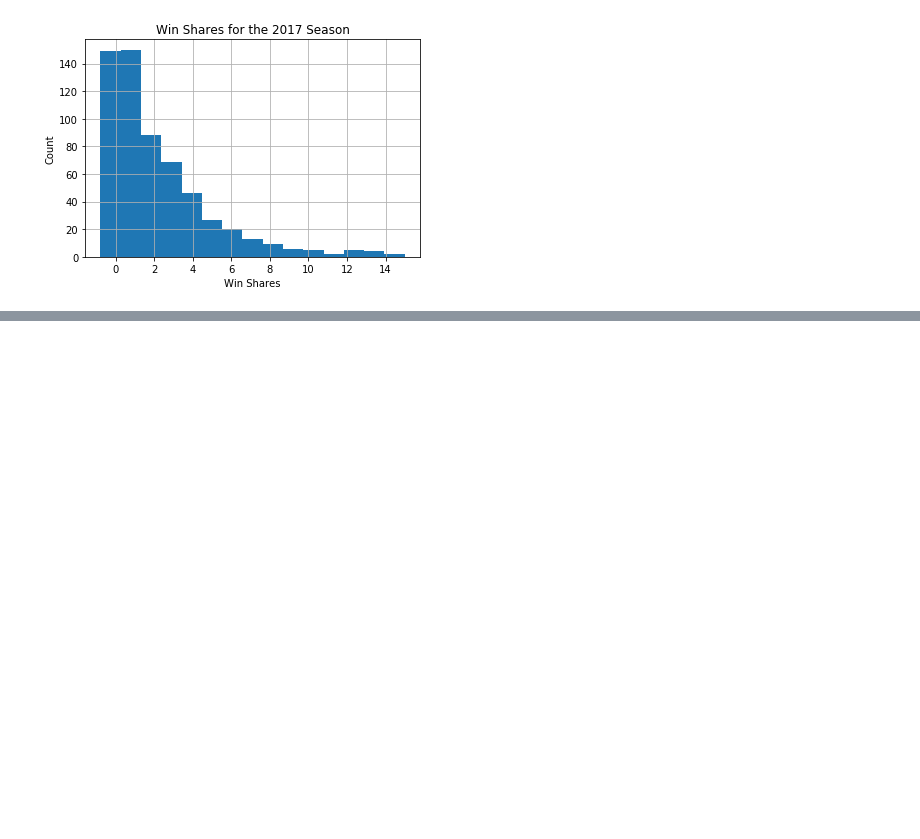
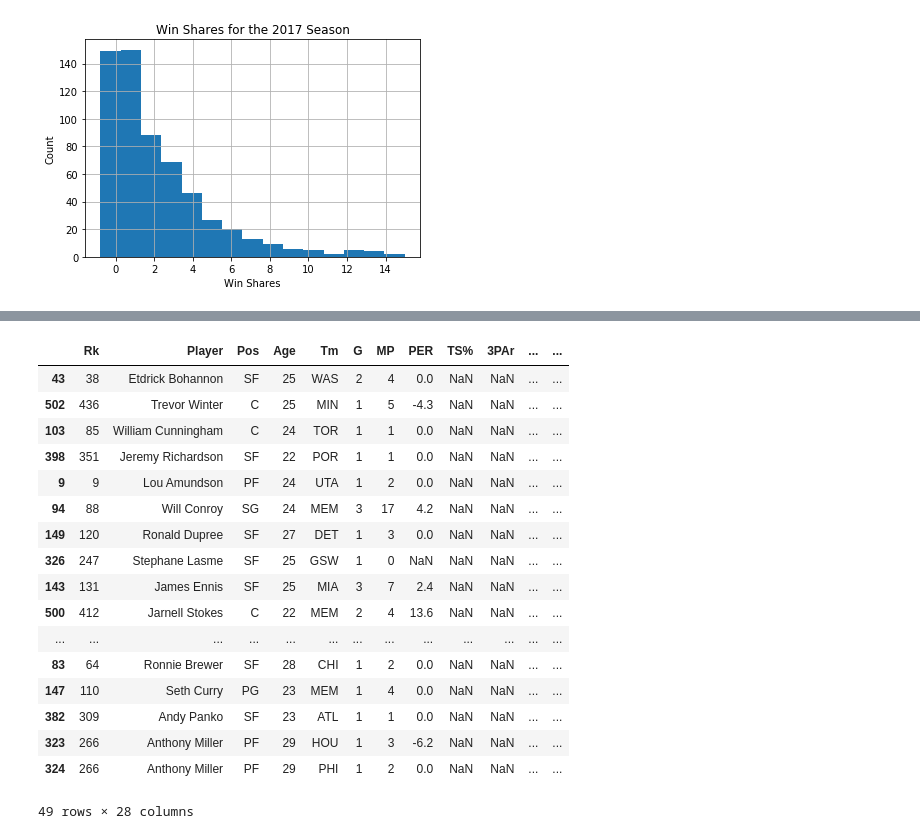
Before and after one commit to KirkAVoss/kv-capstone, a Jupyter notebook: NBAwinshare/notebooks/EDA_and_read_in_functionality.ipynb, the cells around one changed output, grey strips where cells are left out. Saved outputs shown, nothing was run; the diff lists cells and outputs as text; code cells hidden in the pictures; blank space fills up the shorter version.

```diff
--- a/NBAwinshare/notebooks/EDA_and_read_in_functionality.ipynb
+++ b/NBAwinshare/notebooks/EDA_and_read_in_functionality.ipynb
@@ -446,0 +580,21 @@ plot_histogram(advanced, 'WS', 2017, bins=15, xlabel = "Win Shares")
+# %%
+advanced[advanced['TOV%'].isnull()]
+# %% [output]
+|  | Rk | Player | Pos | Age | Tm | G | MP | PER | TS% | 3PAr | ... | ... |
+| 43 | 38 | Etdrick Bohannon | SF | 25 | WAS | 2 | 4 | 0.0 | NaN | NaN | ... | ... |
+| 502 | 436 | Trevor Winter | C | 25 | MIN | 1 | 5 | -4.3 | NaN | NaN | ... | ... |
+| 103 | 85 | William Cunningham | C | 24 | TOR | 1 | 1 | 0.0 | NaN | NaN | ... | ... |
+| 398 | 351 | Jeremy Richardson | SF | 22 | POR | 1 | 1 | 0.0 | NaN | NaN | ... | ... |
+| 9 | 9 | Lou Amundson | PF | 24 | UTA | 1 | 2 | 0.0 | NaN | NaN | ... | ... |
+| 94 | 88 | Will Conroy | SG | 24 | MEM | 3 | 17 | 4.2 | NaN | NaN | ... | ... |
+| 149 | 120 | Ronald Dupree | SF | 27 | DET | 1 | 3 | 0.0 | NaN | NaN | ... | ... |
+| 326 | 247 | Stephane Lasme | SF | 25 | GSW | 1 | 0 | NaN | NaN | NaN | ... | ... |
+| 143 | 131 | James Ennis | SF | 25 | MIA | 3 | 7 | 2.4 | NaN | NaN | ... | ... |
+| 500 | 412 | Jarnell Stokes | C | 22 | MEM | 2 | 4 | 13.6 | NaN | NaN | ... | ... |
+| ... | ... | ... | ... | ... | ... | ... | ... | ... | ... | ... | ... | ... |
+| 83 | 64 | Ronnie Brewer | SF | 28 | CHI | 1 | 2 | 0.0 | NaN | NaN | ... | ... |
+| 147 | 110 | Seth Curry | PG | 23 | MEM | 1 | 4 | 0.0 | NaN | NaN | ... | ... |
+| 382 | 309 | Andy Panko | SF | 23 | ATL | 1 | 1 | 0.0 | NaN | NaN | ... | ... |
+| 323 | 266 | Anthony Miller | PF | 29 | HOU | 1 | 3 | -6.2 | NaN | NaN | ... | ... |
+| 324 | 266 | Anthony Miller | PF | 29 | PHI | 1 | 2 | 0.0 | NaN | NaN | ... | ... |
+49 rows × 28 columns
```
Also changed, not shown: parts of 32 cells of this notebook, 1 other file.
